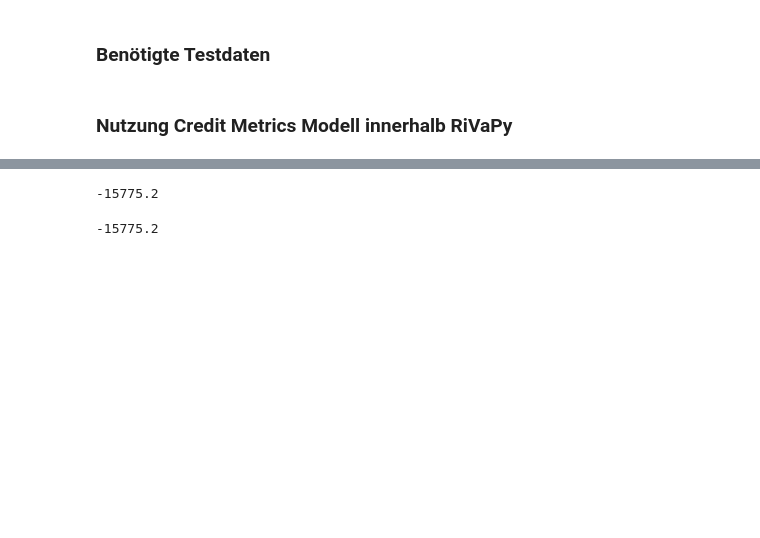
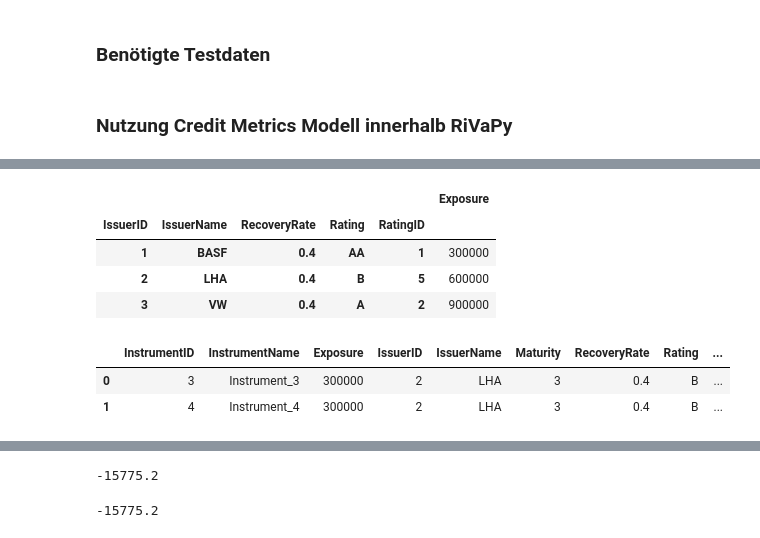
Before and after one commit to RIVACON/RiVaPy, a Jupyter notebook: notebooks/credit/credit_metrics.ipynb, the cells around one changed output, grey strips where cells are left out. Saved outputs shown, nothing was run; the diff lists cells and outputs as text; code cells hidden in the pictures; blank space fills up the shorter version.

Commit message:
Add issuerbased loss simulation.

```diff
--- a/notebooks/credit/credit_metrics.ipynb
+++ b/notebooks/credit/credit_metrics.ipynb
@@ -36,4 +37,4 @@ mergedData = marketDataDAX[['Date', 'Dax']].merge(marketDataBASF[['Date', 'BASF'
 # %% [markdown]
 ### Nutzung Credit Metrics Modell innerhalb RiVaPy
 # %%
-test = rivapy.credit.creditMetricsModel(5, TransMat, positions, issuer, mergedData, r, t, 0.55, 5, 4)
+test = rivapy.credit.creditMetricsModel(10000, TransMat, positions, issuer, mergedData, r, t, 0.55, 5, 4)
@@ -39,0 +61,10 @@ test = rivapy.credit.creditMetricsModel(5, TransMat, positions, issuer, mergedDa
+# %%
+df_positions = test.mergePositionsIssuer()
+df_positions = df_positions[['IssuerID', 'IssuerName', 'RecoveryRate', 'Rating', 'RatingID','Exposure']]
+df_positions.groupby(['IssuerID', 'IssuerName', 'RecoveryRate', 'Rating', 'RatingID']).sum()
+# %% [output]
+|  |  |  |  |  | Exposure |
+| IssuerID | IssuerName | RecoveryRate | Rating | RatingID |  |
+| 1 | BASF | 0.4 | AA | 1 | 300000 |
+| 2 | LHA | 0.4 | B | 5 | 600000 |
+| 3 | VW | 0.4 | A | 2 | 900000 |
@@ -39,0 +79,6 @@ test = rivapy.credit.creditMetricsModel(5, TransMat, positions, issuer, mergedDa
+# %%
+test1
+# %% [output]
+|  | InstrumentID | InstrumentName | Exposure | IssuerID | IssuerName | Maturity | RecoveryRate | Rating | ... |
+| 0 | 3 | Instrument_3 | 300000 | 2 | LHA | 3 | 0.4 | B | ... |
+| 1 | 4 | Instrument_4 | 300000 | 2 | LHA | 3 | 0.4 | B | ... |
```
Also changed, not shown: parts of 15 cells of this notebook, 1 other file.
